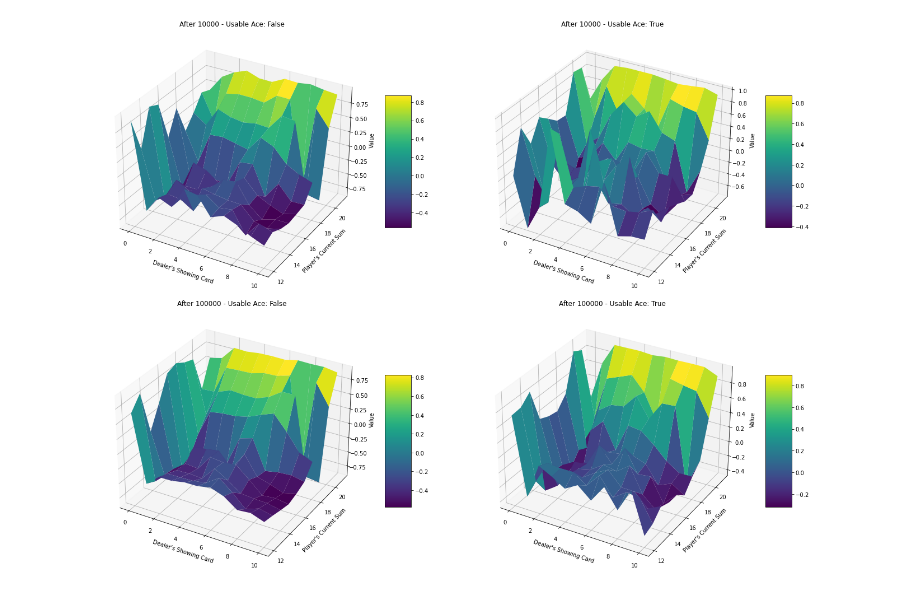
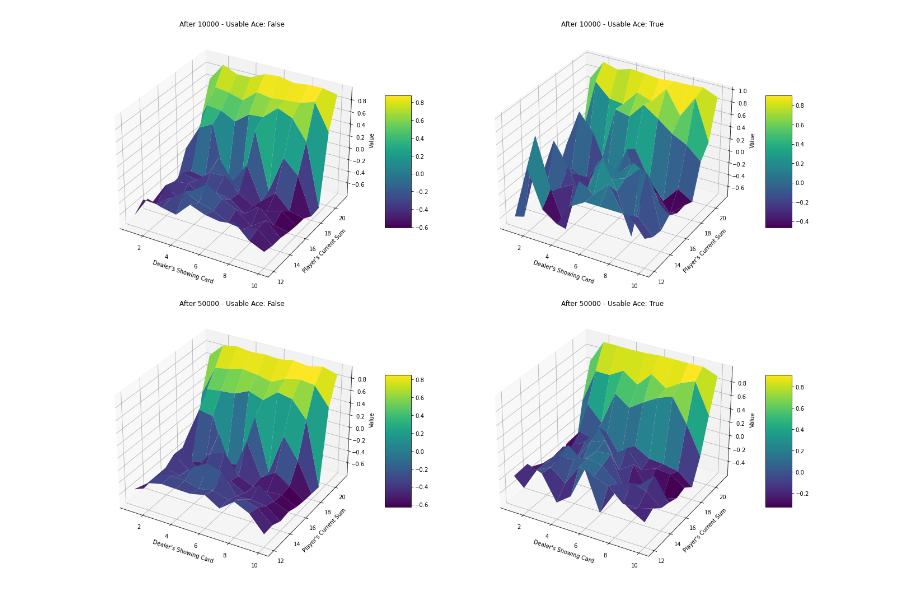
Before and after one commit to RandyRDavila/INDE-597-Deep-and-Reinforcement-Learning, a Jupyter notebook: Monte-Carlo-Methods/Sutton-Barto.ipynb, the cells around one changed output. Drawn from its saved outputs; the diff is of its cells as text; code cells hidden in the pictures.

Commit message:
updated monte carlo code

```diff
--- a/Monte-Carlo-Methods/Sutton-Barto.ipynb
+++ b/Monte-Carlo-Methods/Sutton-Barto.ipynb
@@ -125,0 +209,13 @@ Dealer's hand: ['10', '9'] with sum: 19
+# %%
+
+random_policy = TabularPolicy([0, 1], env.state_space)
+starting_state = (12, 3, False)
+print(f"{env.custom_reset(observation=starting_state) = } \n")
+env.render()
+print()
+
+action = random_policy(starting_state)
+
+print(f"{env.step(action) = } \n")
+env.render()
+print()
@@ -174,6 +331,3 @@ def generate_episode(env, policy, starting_state=None, starting_action=None):
-# %%
-# Define random policy.
-random_policy = {state: env.action_space.sample() for state in env.state_space}
 # %%
 # "What does a episode look like?"
 episode = generate_episode(env, random_policy)
@@ -414,7 +645,7 @@ def monte_carlo_es(env, num_episodes=5000, gamma=1.0):
     Parameters:
         env (gym.Env): The environment to train the policy against, which should follow
                        the OpenAI Gym interface and include a 'state_space' and an 'action_space'.
-        num_episodes (int): The number of episodes to run the MC-ES algorithm for. Defaults to 5000.
+        num_episodes (int): The number of episodes to run the Monte Carlo ES algorithm for. Defaults to 5000.
         gamma (float): The discount factor used to calculate the return of an episode.
                        It must be a value between 0 and 1, where 1 considers future rewards
                        as important as immediate rewards, and 0 considers only immediate rewards.
@@ -438,15 +669,15 @@ def monte_carlo_es(env, num_episodes=5000, gamma=1.0):
     # select an index to pick a random state.
     num_states = len(env.state_space)
 
-    # Initialize the policy to be random.
-    pi = {state : env.action_space.sample() for state in env.state_space}
-
     # Initialize the Q-table: (s, a) -> random Real number for each (s, a) tuple.
     Q = {
         (state, action) : np.random.rand()
         for state in env.state_space
         for action in range(env.action_space.n)
     }
+
+    # Initialize the policy to be random.
+    policy = TabularPolicy([0, 1], env.state_space)
 
     # Initialize the Returns: (s, a) -> empty list for each (s, a) tuple.
     R = {
@@ -462,8 +693,8 @@ def monte_carlo_es(env, num_episodes=5000, gamma=1.0):
         state_index = np.random.choice(range(num_states))
         state, action = env.state_space[state_index], env.action_space.sample()
 
-        # Generate an episode following the current policy pi.
-        episode = generate_episode(env, pi, starting_state=state, starting_action=action)
+        # Generate an episode following the current policy.
+        episode = generate_episode(env, policy, starting_state=state, starting_action=action)
         episode.reverse()
 
         # Initialize the return.
@@ -484,25 +715,28 @@ def monte_carlo_es(env, num_episodes=5000, gamma=1.0):
             # Check that S_t is not in S_0, S_1, ..., S_{t-1}.
             if (states[t], actions[t]) not in zip(states[:t], actions[:t]):
 
-                # Update the return for (S_t, A_t).
+                # Append to the list of returns for the state-action tuple (S_t, A_t).
+                # These returns will be used to calculate the average return for that state-action pair.
                 R[(states[t], actions[t])].append(G)
 
-                # Update the Q-value for (S_t, A_t).
+                # Update the Q-value for (S_t, A_t); that is, Q(S_t, A_t) <- average of the returns.
+                # Note, this could be more efficiently following the same pattern as with the Bandit
+                # problem from Sutton & Barto Chapter 2.
                 Q[(states[t], actions[t])] = np.mean(R[(states[t], actions[t])])
 
-                # Update the policy.
-                pi[states[t]] = np.argmax([Q[(states[t], action)] for action in range(env.action_space.n)])
-    return pi
+                # Update the policy to be greedy with respect to Q.
+                policy.policy_function = lambda input_state : np.argmax([Q[input_state, a] for a in range(env.action_space.n)])
+    return policy
 # %%
 first_num_episodes = 10_000
-second_num_episodes = 100_000
+second_num_episodes = 50_000
 # Compute a better than guessing policy using Monte Carlo Exploring Starts.
 pi = monte_carlo_es(env, num_episodes=50_000)
 
 # Generate Figure 5.1 from Sutton & Barto's book.
 V_first = first_visit_monte_carlo(env, pi, num_episodes=first_num_episodes)
 V_second = first_visit_monte_carlo(env, pi, num_episodes=second_num_episodes)
 
 plot_value_function_subplot(V_first, V_second, f'After {first_num_episodes}', f'After {second_num_episodes}')
 # %% [output]
-[figure, old version]
+[figure, new version]
```
Also changed, not shown: parts of 24 cells of this notebook.
